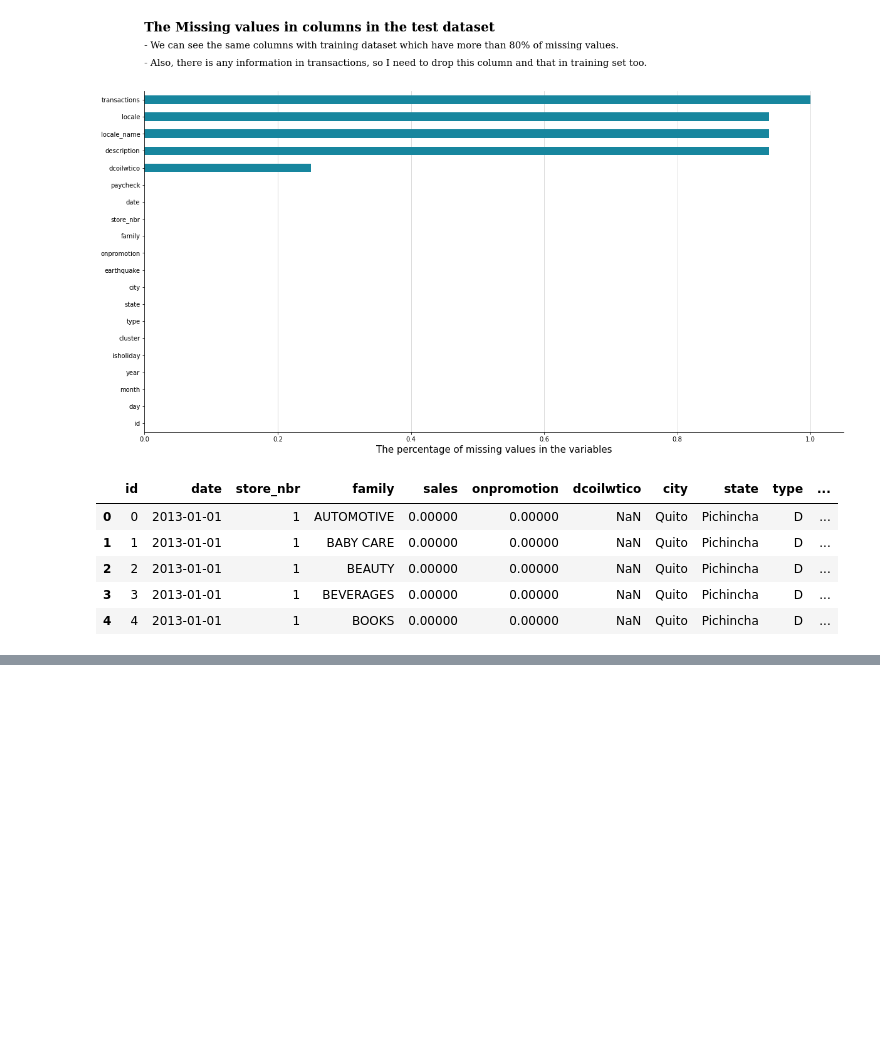
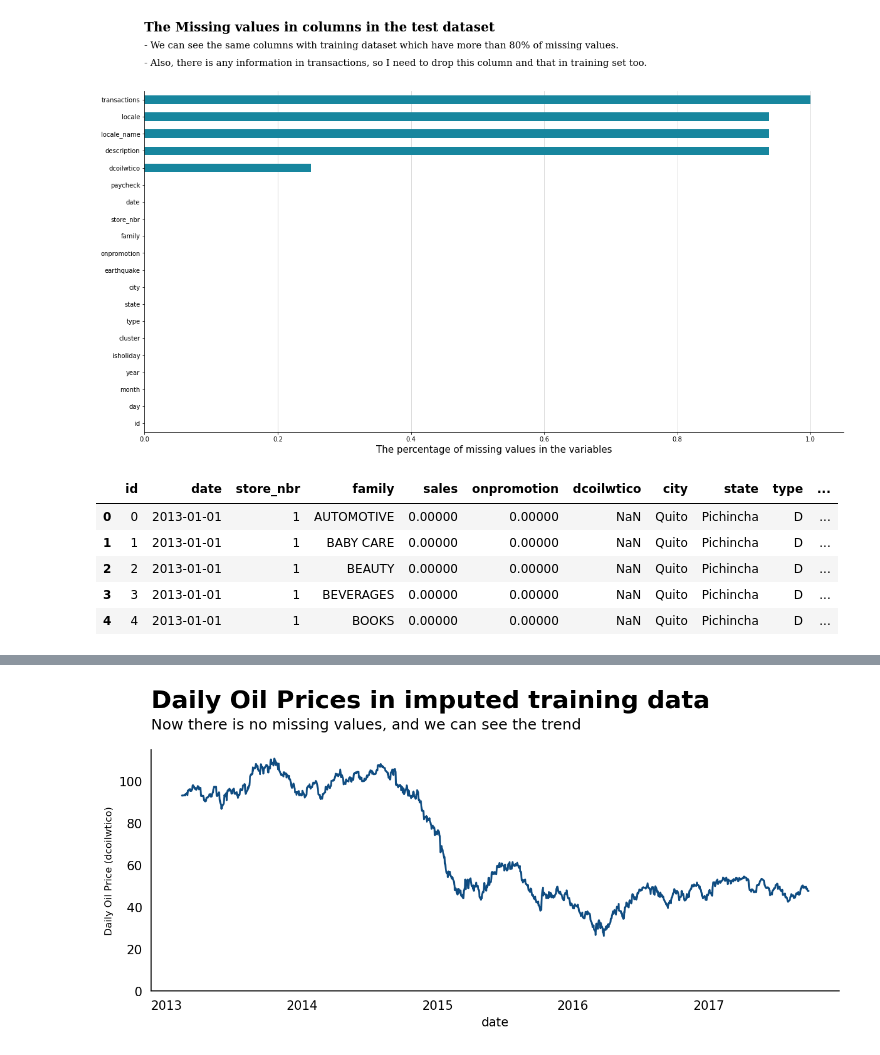
Before and after one commit to yejiseoung/Store_Time_Series_Forcasting, a Jupyter notebook: Store_Time_Series_Forcasting.ipynb, the cells around one changed output, grey strips where cells are left out. Saved outputs shown, nothing was run; the diff lists cells and outputs as text; code cells hidden in the pictures; blank space fills up the shorter version.

```diff
--- a/Store_Time_Series_Forcasting.ipynb
+++ b/Store_Time_Series_Forcasting.ipynb
@@ -437,0 +495,38 @@ test['dcoilwtico'].plot()
+# %%
+# 2013-01-01 is the first date in training set, and it doesn't have dcoilwtico infomation.
+# When we use interpolate, it won't fill the first missing values so,
+# I will use the mean (93.05) of 2013-01-02 (93.14) and 2013-01-03 (92.97)'s oil price to fill 2013-01-01 values
+
+train.loc[(train['date']=='2013-01-01'), 'dcoilwtico'] = 93.05
+
+# fill NaN by using interpolate
+train['dcoilwtico'] = train['dcoilwtico'].interpolate(method='linear')
+test['dcoilwtico'] = test['dcoilwtico'].interpolate(method='linear')
+# %%
+# imputed training data' dcoilwtico (oil)
+fig = plt.figure(figsize=(10,4), dpi=150, facecolor='white')
+gs = fig.add_gridspec(1,1)
+gs.update(wspace=0, hspace=0)
+
+ax = fig.add_subplot(gs[0,0])
+ax.set_facecolor('white')
+
+train.groupby(['date'])['dcoilwtico'].mean().plot(color='#0f4c81', ax=ax)
+
+Xstart, Xend = ax.get_xlim()
+Ystart, Yend = ax.get_ylim()
+
+ax.set_ylim([0, Yend])
+ax.set_xlim([Xstart, Xend-1])
+ax.set_ylabel('Daily Oil Price (dcoilwtico)', fontsize=8)
+ax.tick_params(axis='both', which='both', left=False, bottom=False)
+
+plt.setp(ax.xaxis.get_majorticklabels(), rotation=0)
+
+for s in ['right', 'top']:
+    ax.spines[s].set_visible(False)
+
+ax.text(Xstart, Yend+20, "Daily Oil Prices in imputed training data", fontsize=20, fontweight='bold')
+ax.text(Xstart, Yend+10, "Now there is no missing values, and we can see the trend", fontsize=12, fontweight='light');
+# %% [output]
+[figure, added]
```
Also changed, not shown: parts of 31 cells of this notebook.
